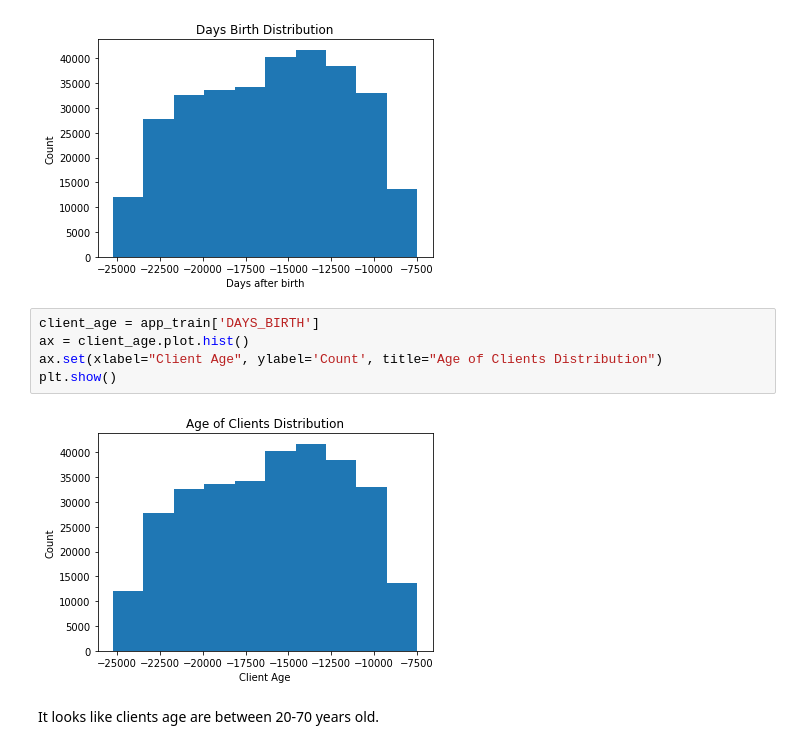
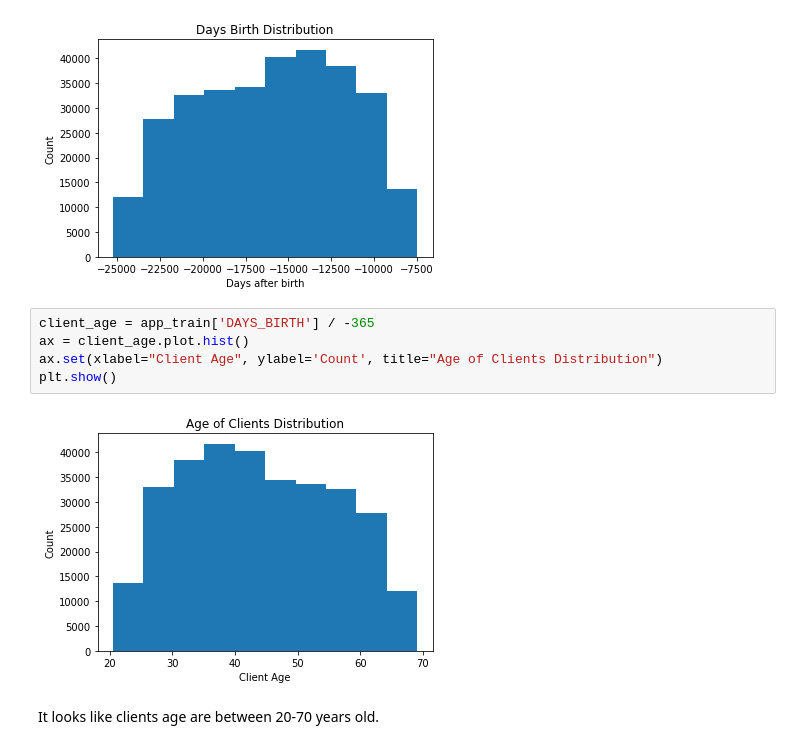
Before and after one commit to LeonMilosevic/home_credit, a Jupyter notebook: home_credit.ipynb, the cells around one changed output. Drawn from its saved outputs; the diff is of its cells as text.

```diff
--- a/home_credit.ipynb
+++ b/home_credit.ipynb
@@ -460,12 +460,12 @@ plt.show()
 # %% [output]
 [figure]
 # %%
-client_age = app_train['DAYS_BIRTH']
+client_age = app_train['DAYS_BIRTH'] / -365
 ax = client_age.plot.hist()
 ax.set(xlabel="Client Age", ylabel='Count', title="Age of Clients Distribution")
 plt.show()
 # %% [output]
-[figure, old version]
+[figure, new version]
 # %% [markdown]
 It looks like clients age are between 20-70 years old.
 # %% [markdown]
```
Also changed, not shown: parts of 5 cells of this notebook.
